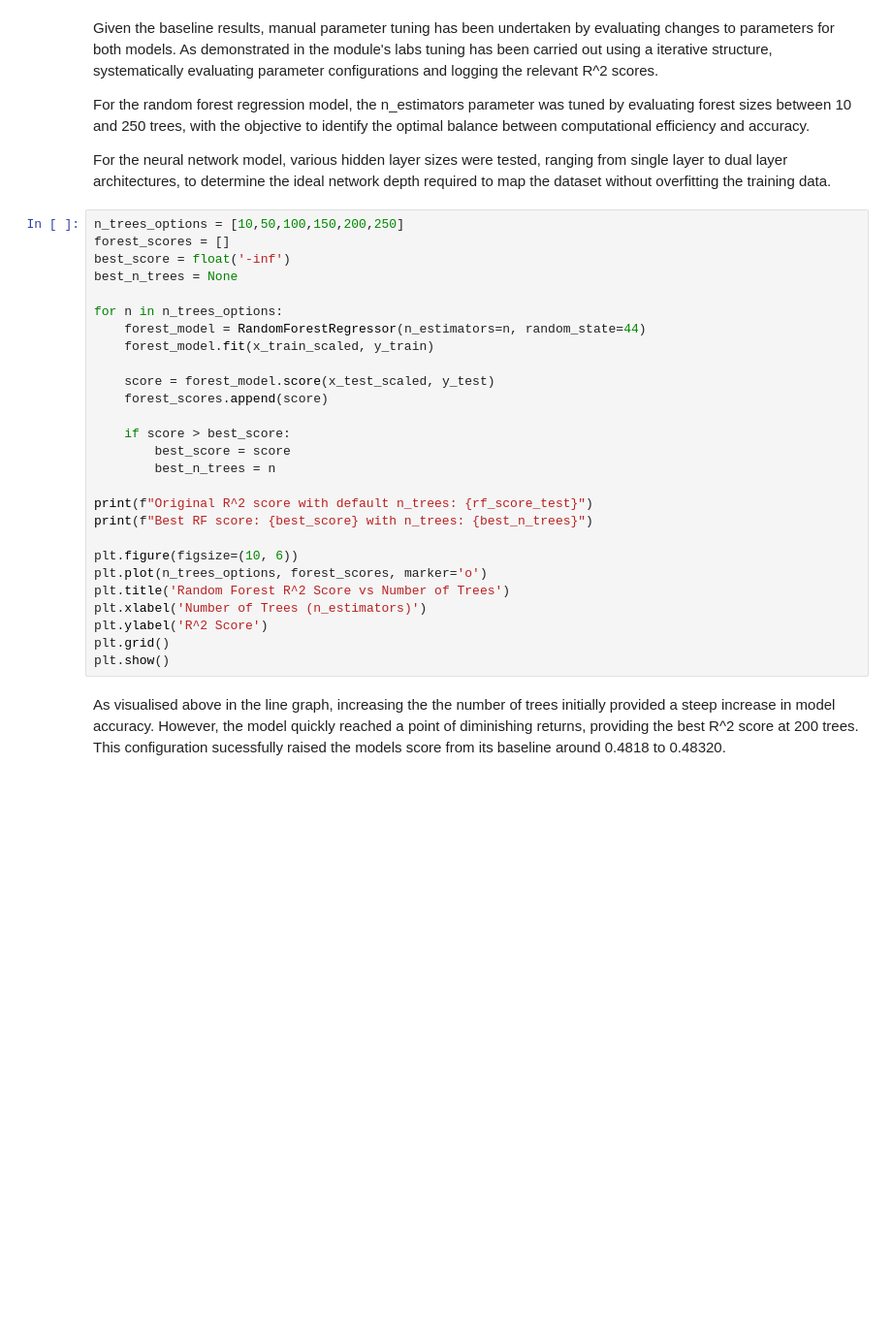
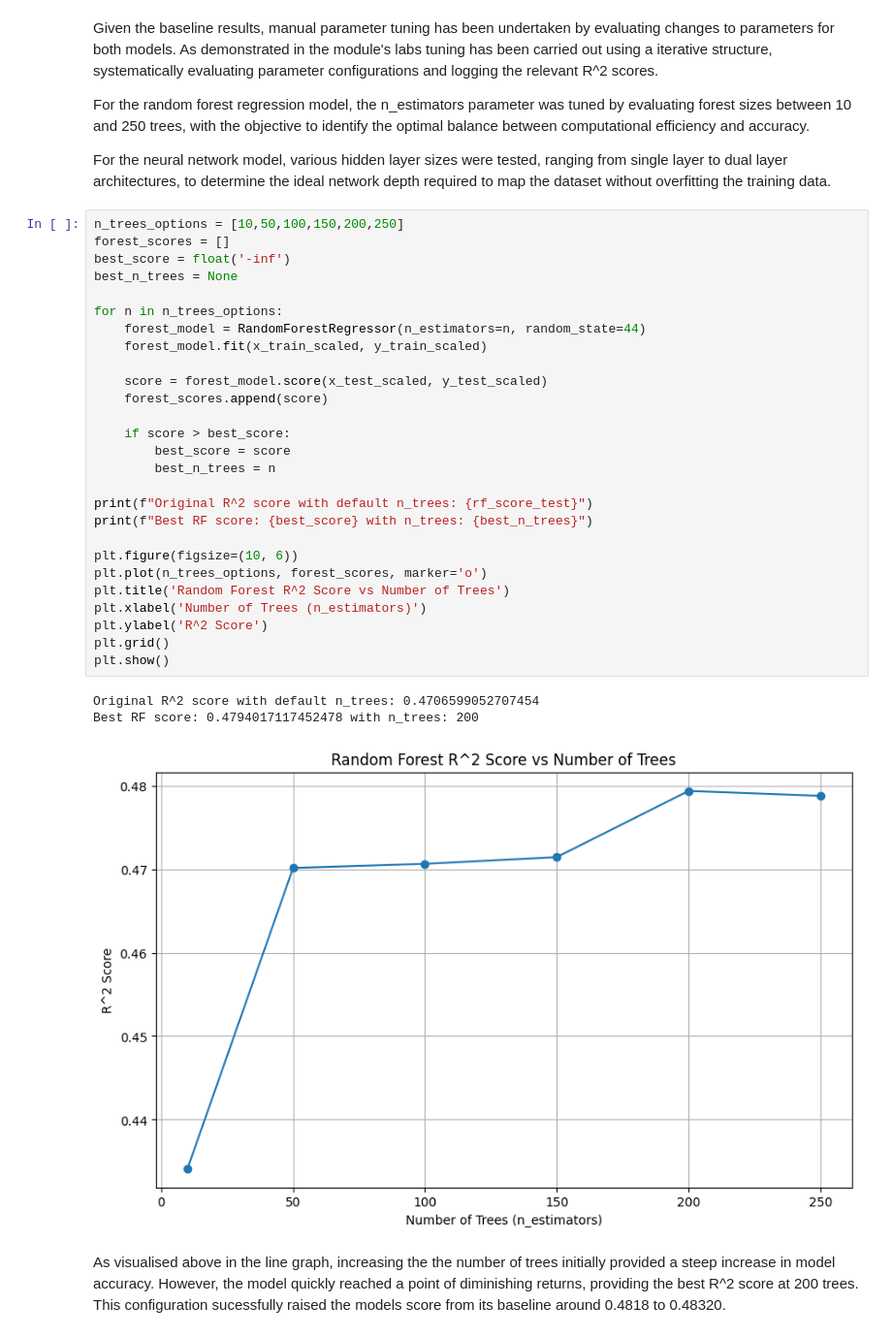
Before and after one commit to BenD2006/comp2002, a Jupyter notebook: COMP2002.ipynb, the cells around one changed output. Shown at 97% size. Cells and saved outputs as stored; diff of their text form; blank space fills up the shorter version.

```diff
--- a/COMP2002.ipynb
+++ b/COMP2002.ipynb
@@ -249,30 +251,34 @@ For the neural network model, various hidden layer sizes were tested, ranging fr
 # %%
 n_trees_options = [10,50,100,150,200,250]
 forest_scores = []
 best_score = float('-inf')
 best_n_trees = None
 
 for n in n_trees_options:
     forest_model = RandomForestRegressor(n_estimators=n, random_state=44)
-    forest_model.fit(x_train_scaled, y_train)
+    forest_model.fit(x_train_scaled, y_train_scaled)
 
-    score = forest_model.score(x_test_scaled, y_test)
+    score = forest_model.score(x_test_scaled, y_test_scaled)
     forest_scores.append(score)
 
     if score > best_score:
         best_score = score
         best_n_trees = n
 
 print(f"Original R^2 score with default n_trees: {rf_score_test}")
 print(f"Best RF score: {best_score} with n_trees: {best_n_trees}")
 
 plt.figure(figsize=(10, 6))
 plt.plot(n_trees_options, forest_scores, marker='o')
 plt.title('Random Forest R^2 Score vs Number of Trees')
 plt.xlabel('Number of Trees (n_estimators)')
 plt.ylabel('R^2 Score')
 plt.grid()
 plt.show()
+# %% [output]
+Original R^2 score with default n_trees: 0.4706599052707454
+Best RF score: 0.4794017117452478 with n_trees: 200
+[figure, added]
 # %% [markdown]
 As visualised above in the line graph, increasing the the number of trees initially provided a steep increase in model accuracy. However, the model quickly reached a point of diminishing returns, providing the best R^2 score at 200 trees. This configuration sucessfully raised the models score from its baseline around 0.4818 to 0.48320.
 # %%
```
Also changed, not shown: parts of 2 cells of this notebook.
